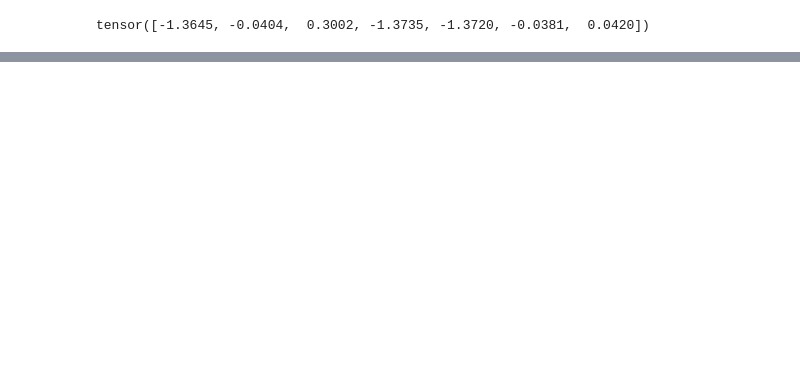
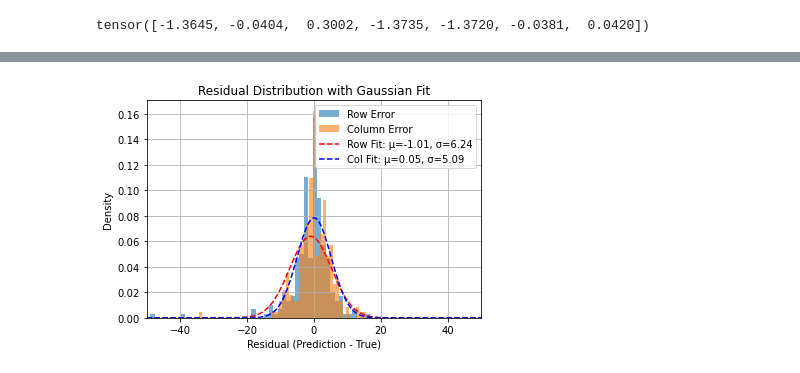
Before and after one commit to tupendra/q_pix, a Jupyter notebook: single_particle/position_regression_ML.ipynb, the cells around one changed output, grey strips where cells are left out. Cells and saved outputs as stored; diff of their text form; code cells hidden in the pictures; blank space fills up the shorter version.

```diff
--- a/single_particle/position_regression_ML.ipynb
+++ b/single_particle/position_regression_ML.ipynb
@@ -252,0 +254,30 @@ plt.show()
+# %%
+from scipy.stats import norm
+
+# Residuals
+residuals_row = y_pred_original[:, 0] - y_test_original[:, 0]
+residuals_col = y_pred_original[:, 1] - y_test_original[:, 1]
+
+# Fit Gaussian: returns (mu, sigma)
+mu_row, sigma_row = norm.fit(residuals_row)
+mu_col, sigma_col = norm.fit(residuals_col)
+
+# Plot histogram
+plt.hist(residuals_row, bins=50, density=True, alpha=0.6, label='Row Error')
+plt.hist(residuals_col, bins=50, density=True, alpha=0.6, label='Column Error')
+
+# Plot fitted Gaussians
+x = np.linspace(-50, 50, 1000)
+plt.plot(x, norm.pdf(x, mu_row, sigma_row), 'r--', label=f'Row Fit: μ={mu_row:.2f}, σ={sigma_row:.2f}')
+plt.plot(x, norm.pdf(x, mu_col, sigma_col), 'b--', label=f'Col Fit: μ={mu_col:.2f}, σ={sigma_col:.2f}')
+
+plt.xlabel("Residual (Prediction - True)")
+plt.ylabel("Density")
+plt.title("Residual Distribution with Gaussian Fit")
+plt.legend()
+plt.grid(True)
+plt.xlim(-50, 50)
+#plt.savefig('./plots/prediction_error.png')
+plt.show()
+# %% [output]
+[figure, added]
```
Also changed, not shown: parts of 13 cells of this notebook, 17 other files.
